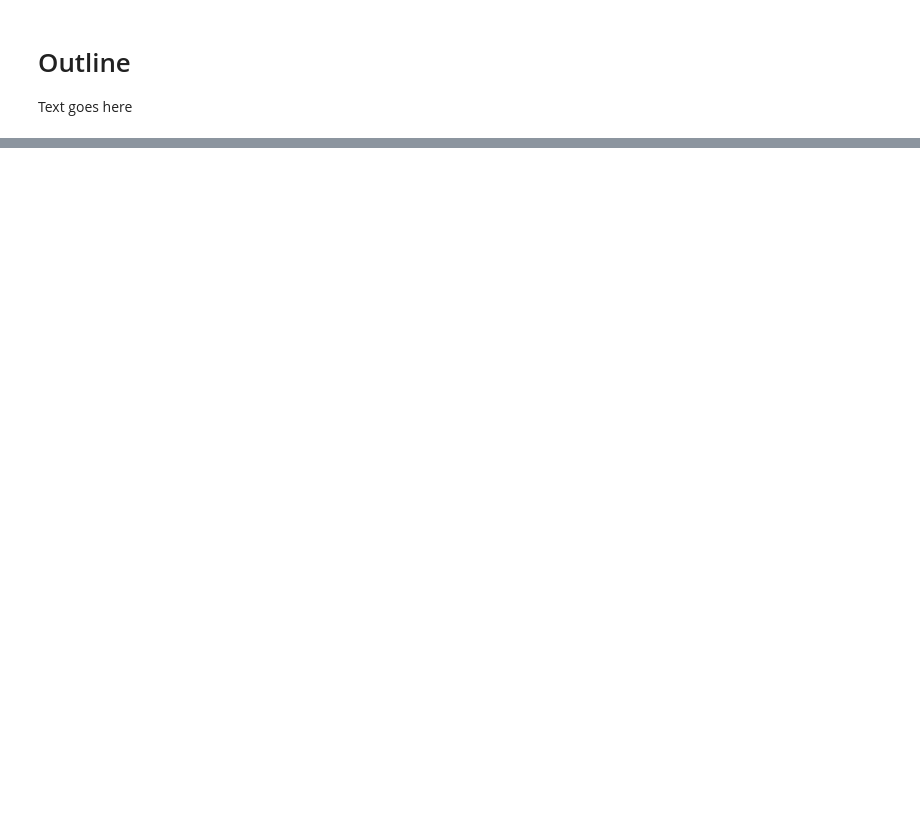
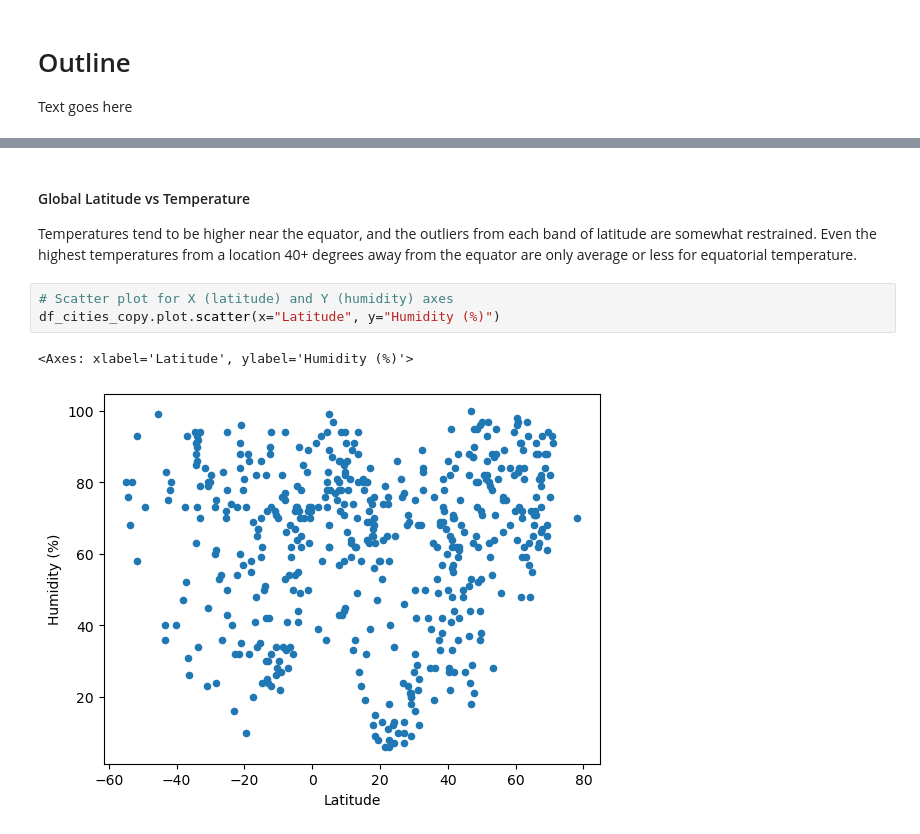
Before and after one commit to cold-quix/weather-api-viz, a Jupyter notebook: WeatherAPI.ipynb, the cells around one changed output, grey strips where cells are left out. Saved outputs shown, nothing was run; the diff lists cells and outputs as text; blank space fills up the shorter version.

```diff
--- a/WeatherAPI.ipynb
+++ b/WeatherAPI.ipynb
@@ -127,0 +151,9 @@ json_test["wind"]["speed"]
+# %% [markdown]
+#### Global Latitude vs Temperature
+Temperatures tend to be higher near the equator, and the outliers from each band of latitude are somewhat restrained. Even the highest temperatures from a location 40+ degrees away from the equator are only average or less for equatorial temperature.
+# %%
+# Scatter plot for X (latitude) and Y (humidity) axes
+df_cities_copy.plot.scatter(x="Latitude", y="Humidity (%)")
+# %% [output]
+<Axes: xlabel='Latitude', ylabel='Humidity (%)'>
+[figure, added]
```
Also changed, not shown: parts of 36 cells of this notebook, 10 other files.
